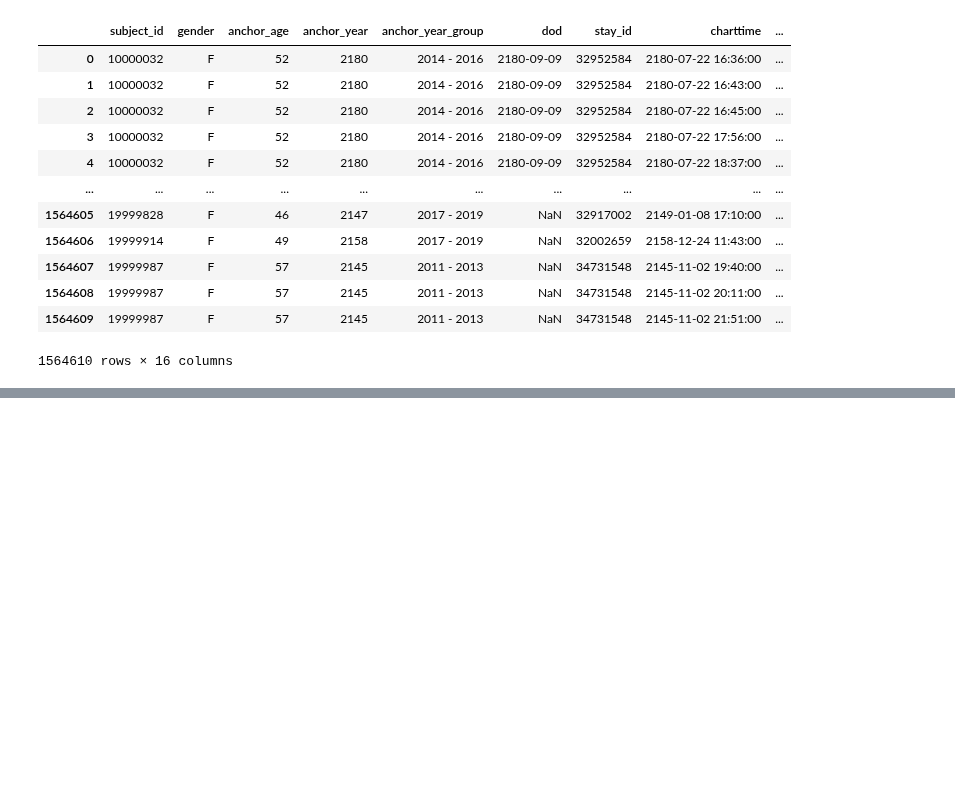
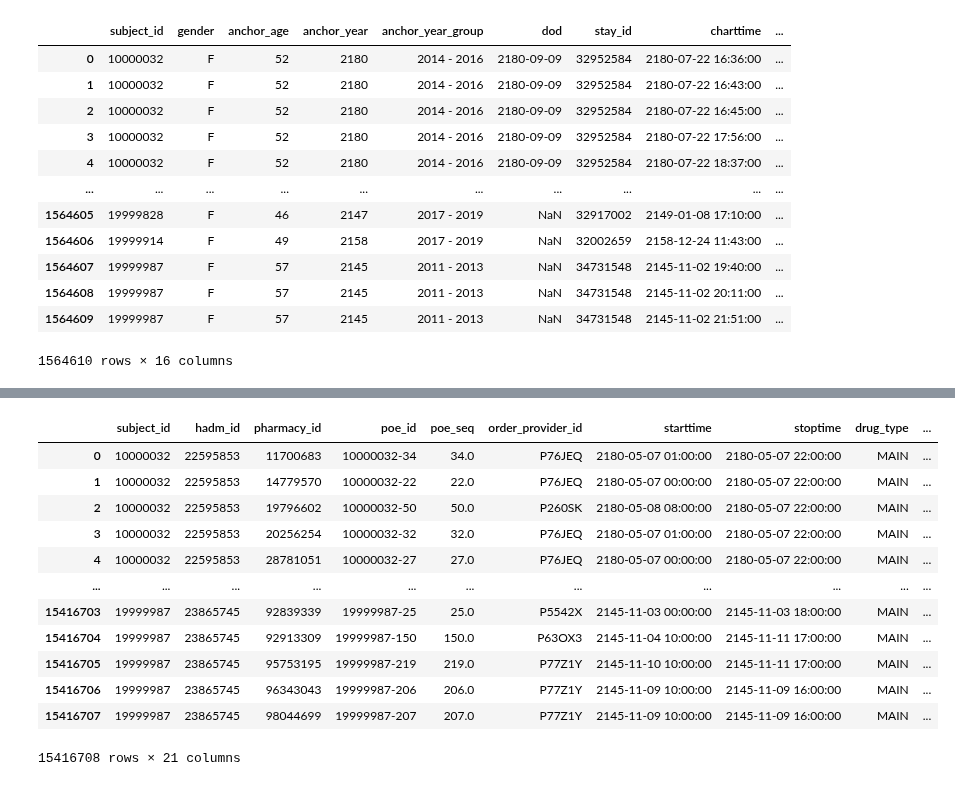
Before and after one commit to isabelkim/MI-IRL-KP, a Jupyter notebook: mdp.ipynb, the cells around one changed output, grey strips where cells are left out. Saved outputs shown, nothing was run; the diff lists cells and outputs as text; code cells hidden in the pictures; blank space fills up the shorter version.

```diff
--- a/mdp.ipynb
+++ b/mdp.ipynb
@@ -115,0 +228,16 @@ Error:
+# %%
+prescriptions_df
+# %% [output]
+|  | subject_id | hadm_id | pharmacy_id | poe_id | poe_seq | order_provider_id | starttime | stoptime | drug_type | ... |
+| 0 | 10000032 | 22595853 | 11700683 | 10000032-34 | 34.0 | P76JEQ | 2180-05-07 01:00:00 | 2180-05-07 22:00:00 | MAIN | ... |
+| 1 | 10000032 | 22595853 | 14779570 | 10000032-22 | 22.0 | P76JEQ | 2180-05-07 00:00:00 | 2180-05-07 22:00:00 | MAIN | ... |
+| 2 | 10000032 | 22595853 | 19796602 | 10000032-50 | 50.0 | P260SK | 2180-05-08 08:00:00 | 2180-05-07 22:00:00 | MAIN | ... |
+| 3 | 10000032 | 22595853 | 20256254 | 10000032-32 | 32.0 | P76JEQ | 2180-05-07 01:00:00 | 2180-05-07 22:00:00 | MAIN | ... |
+| 4 | 10000032 | 22595853 | 28781051 | 10000032-27 | 27.0 | P76JEQ | 2180-05-07 00:00:00 | 2180-05-07 22:00:00 | MAIN | ... |
+| ... | ... | ... | ... | ... | ... | ... | ... | ... | ... | ... |
+| 15416703 | 19999987 | 23865745 | 92839339 | 19999987-25 | 25.0 | P5542X | 2145-11-03 00:00:00 | 2145-11-03 18:00:00 | MAIN | ... |
+| 15416704 | 19999987 | 23865745 | 92913309 | 19999987-150 | 150.0 | P63OX3 | 2145-11-04 10:00:00 | 2145-11-11 17:00:00 | MAIN | ... |
+| 15416705 | 19999987 | 23865745 | 95753195 | 19999987-219 | 219.0 | P77Z1Y | 2145-11-10 10:00:00 | 2145-11-11 17:00:00 | MAIN | ... |
+| 15416706 | 19999987 | 23865745 | 96343043 | 19999987-206 | 206.0 | P77Z1Y | 2145-11-09 10:00:00 | 2145-11-09 16:00:00 | MAIN | ... |
+| 15416707 | 19999987 | 23865745 | 98044699 | 19999987-207 | 207.0 | P77Z1Y | 2145-11-09 10:00:00 | 2145-11-09 16:00:00 | MAIN | ... |
+15416708 rows × 21 columns
```
Also changed, not shown: parts of 22 cells of this notebook.
